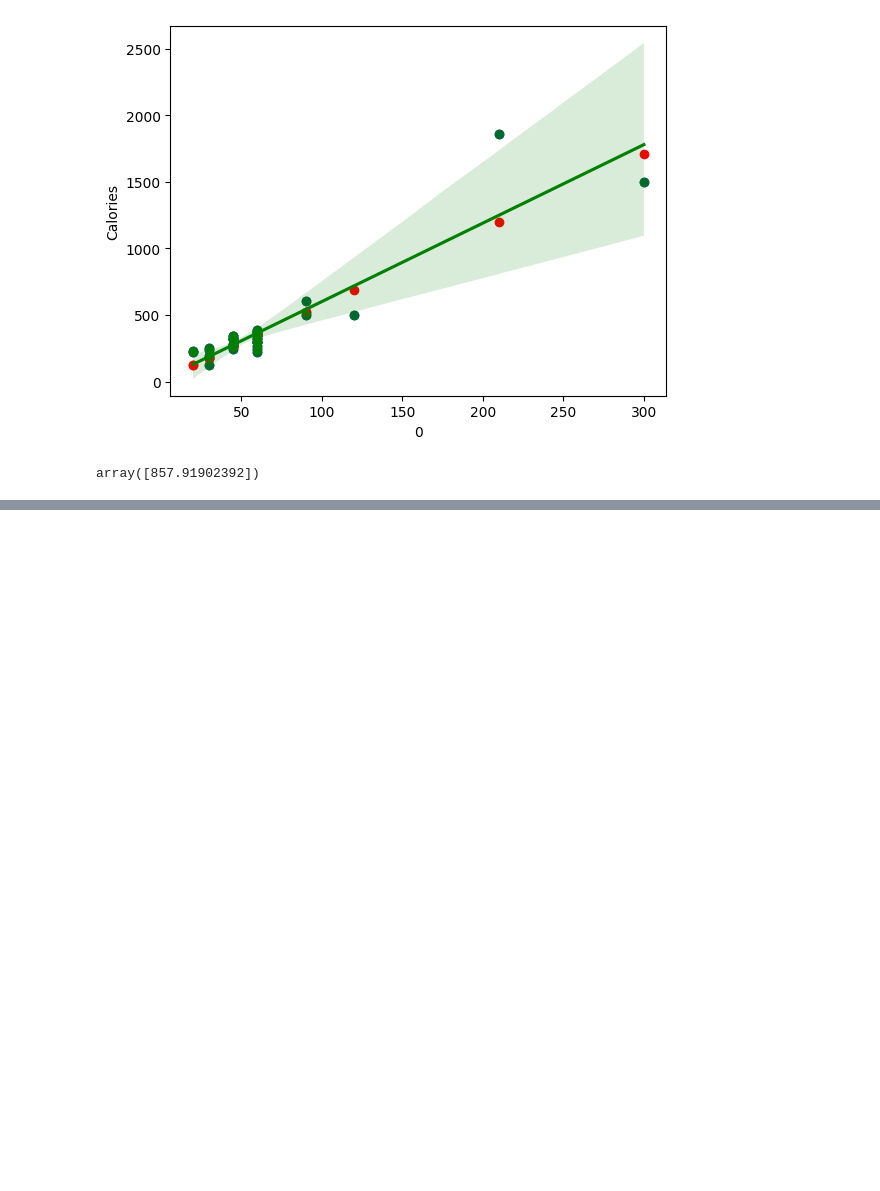
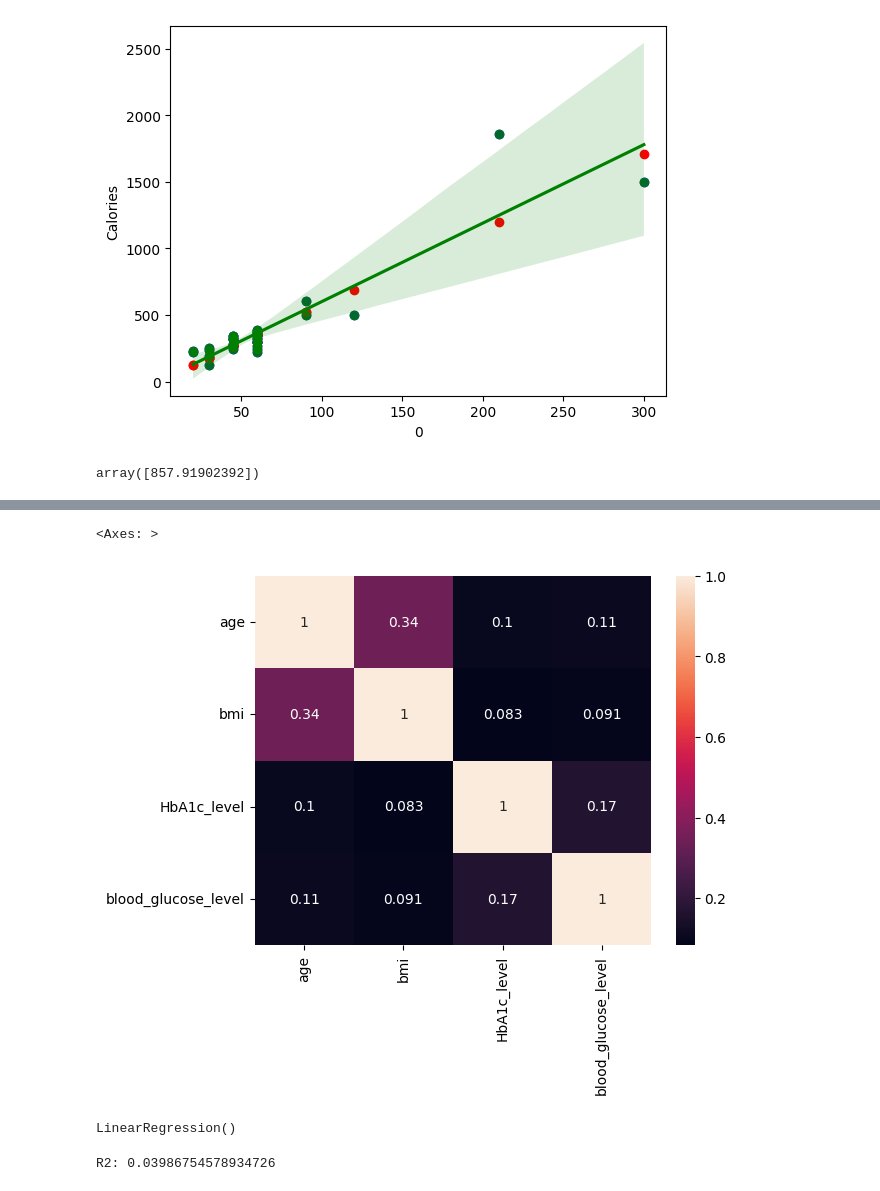
Before and after one commit to memonY49/SMIT-02-2025-AI-Data-Science-Yasir-B, a Jupyter notebook: LinearRegression.ipynb, the cells around one changed output, grey strips where cells are left out. Saved outputs shown, nothing was run; the diff lists cells and outputs as text; code cells hidden in the pictures; blank space fills up the shorter version.

```diff
--- a/LinearRegression.ipynb
+++ b/LinearRegression.ipynb
@@ -78,3 +78,5 @@ sns.regplot(x = x_test, y = y_test, color = 'green')
 LR.predict([[150]])
 # %% [output]
 array([857.91902392])
+# %%
+diabeties = pd.read_csv('diabetes_prediction_dataset.csv')
@@ -80,0 +92,5 @@ array([857.91902392])
+# %%
+diabeties.drop(['gender','smoking_history','diabetes','hypertension','heart_disease'], axis=1,inplace=True)
+# %%
+y = diabeties.iloc[:,-1]
+diabeties.drop('blood_glucose_level',axis=1,inplace=True)
@@ -80,0 +123,5 @@ array([857.91902392])
+# %%
+sns.heatmap(diabeties.corr(),annot=True)
+# %% [output]
+<Axes: >
+[figure, added]
@@ -80,0 +132,4 @@ array([857.91902392])
+# %%
+new_LR.fit(x_train,y_train)
+# %% [output]
+LinearRegression()
@@ -80,0 +138,4 @@ array([857.91902392])
+# %%
+print("R2:",r2_score(y_test,y_pred))
+# %% [output]
+R2: 0.03986754578934726
```
Also changed, not shown: parts of 38 cells of this notebook, 3 other files.
